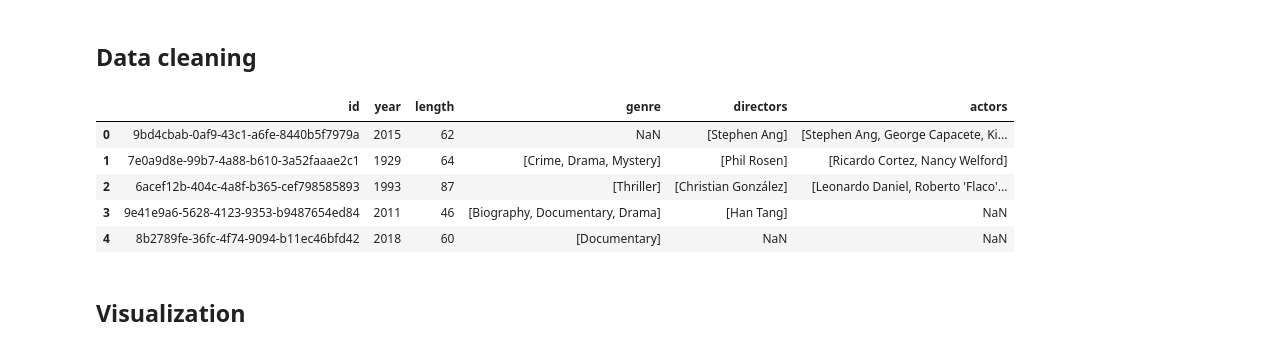
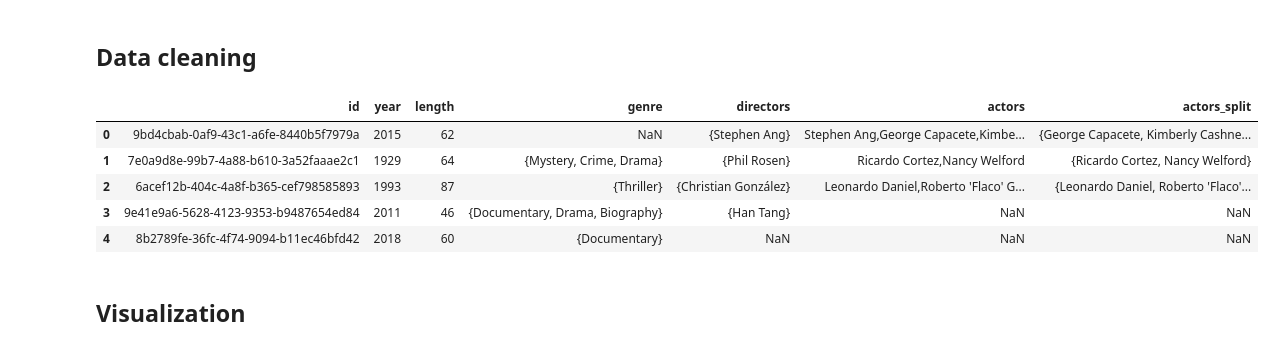
Before and after one commit to dmehala/dedup-cs, a Jupyter notebook: data-explroation.ipynb, the cells around one changed output. Saved outputs shown, nothing was run; the diff lists cells and outputs as text; code cells hidden in the pictures.

```diff
--- a/data-explroation.ipynb
+++ b/data-explroation.ipynb
@@ -85,20 +85,20 @@ Year and length does not look bad, a majority are those values make sense, and c
 ## Data cleaning
 # %%
 def split_list(x):
-    return x if isinstance(x, float) else x.split(',')
+    return x if isinstance(x, float) else set(x.split(','))
 
-df['actors'] = df['actors'].apply(split_list)
+df['actors_split'] = df['actors'].apply(split_list)
 df['genre'] = df['genre'].apply(split_list)
 df['directors'] = df['directors'].apply(split_list)
 
 df.head()
 # %% [output]
-|  | id | year | length | genre | directors | actors |
-| 0 | 9bd4cbab-0af9-43c1-a6fe-8440b5f7979a | 2015 | 62 | NaN | [Stephen Ang] | [Stephen Ang, George Capacete, Ki... |
-| 1 | 7e0a9d8e-99b7-4a88-b610-3a52faaae2c1 | 1929 | 64 | [Crime, Drama, Mystery] | [Phil Rosen] | [Ricardo Cortez, Nancy Welford] |
-| 2 | 6acef12b-404c-4a8f-b365-cef798585893 | 1993 | 87 | [Thriller] | [Christian González] | [Leonardo Daniel, Roberto 'Flaco'... |
-| 3 | 9e41e9a6-5628-4123-9353-b9487654ed84 | 2011 | 46 | [Biography, Documentary, Drama] | [Han Tang] | NaN |
-| 4 | 8b2789fe-36fc-4f74-9094-b11ec46bfd42 | 2018 | 60 | [Documentary] | NaN | NaN |
+|  | id | year | length | genre | directors | actors | actors_split |
+| 0 | 9bd4cbab-0af9-43c1-a6fe-8440b5f7979a | 2015 | 62 | NaN | {Stephen Ang} | Stephen Ang,George Capacete,Kimbe... | {George Capacete, Kimberly Cashne... |
+| 1 | 7e0a9d8e-99b7-4a88-b610-3a52faaae2c1 | 1929 | 64 | {Mystery, Crime, Drama} | {Phil Rosen} | Ricardo Cortez,Nancy Welford | {Ricardo Cortez, Nancy Welford} |
+| 2 | 6acef12b-404c-4a8f-b365-cef798585893 | 1993 | 87 | {Thriller} | {Christian González} | Leonardo Daniel,Roberto 'Flaco' G... | {Leonardo Daniel, Roberto 'Flaco'... |
+| 3 | 9e41e9a6-5628-4123-9353-b9487654ed84 | 2011 | 46 | {Documentary, Drama, Biography} | {Han Tang} | NaN | NaN |
+| 4 | 8b2789fe-36fc-4f74-9094-b11ec46bfd42 | 2018 | 60 | {Documentary} | NaN | NaN | NaN |
 # %% [markdown]
 ## Visualization
 # %% [markdown]
```
Also changed, not shown: parts of 6 cells of this notebook, 4 other files.
